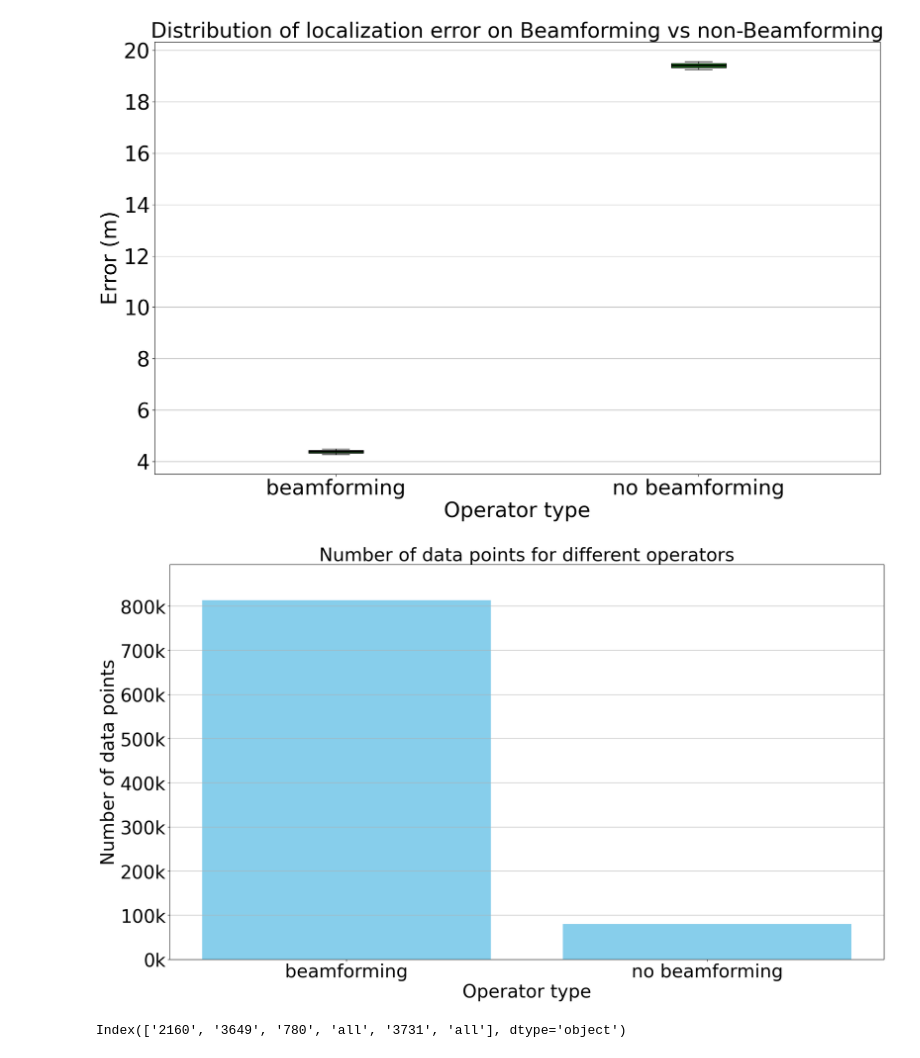
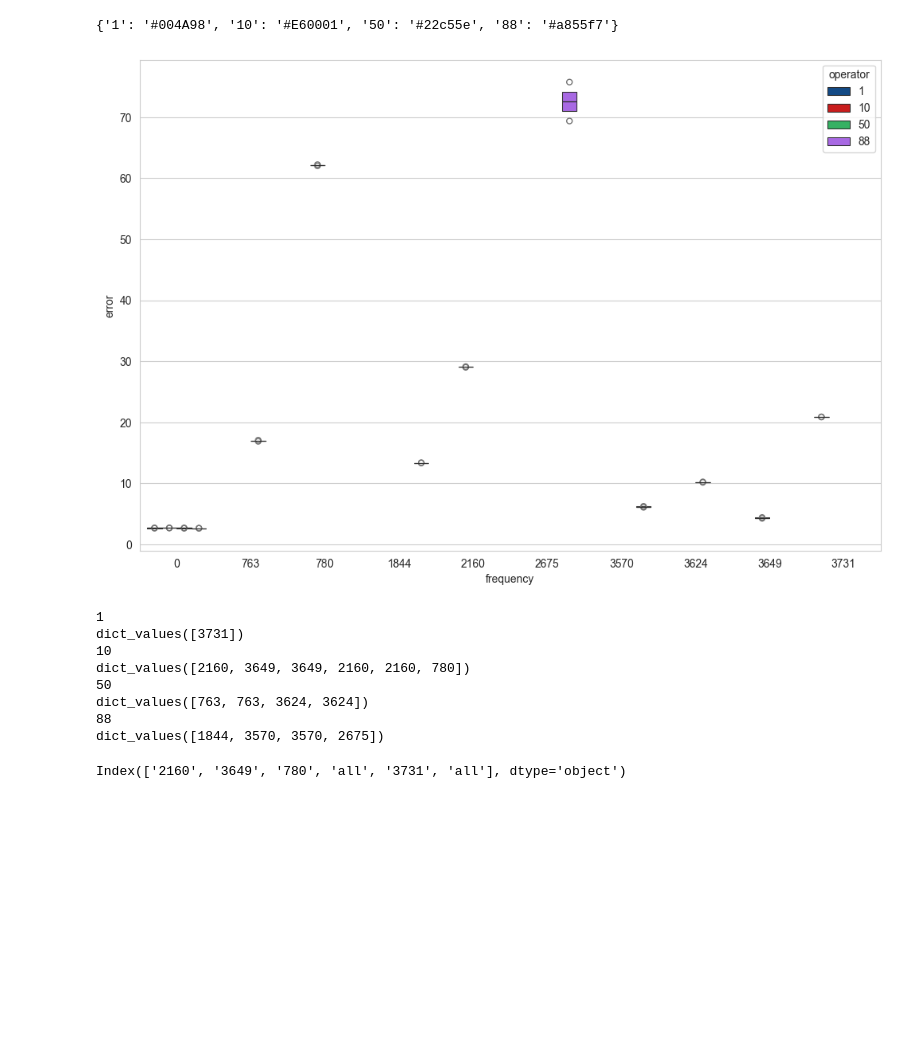
Before and after one commit to Andreas-Espelund/5G_localization, a Jupyter notebook: plotting/plot_frequency.ipynb, the cells around one changed output. Saved outputs shown, nothing was run; the diff lists cells and outputs as text; code cells hidden in the pictures; blank space fills up the shorter version.

Commit message:
operator beamforming expieriment

```diff
--- a/plotting/plot_frequency.ipynb
+++ b/plotting/plot_frequency.ipynb
@@ -6,16 +6,9 @@ import pandas as pd
 
 # Plot the accuracy
 
-dir = '../data/results/experiments/frequency_experiment_12'
+dir = '../data/results/experiments/frequency_experiment_16'
 
-errors_df = pd.read_csv(os.path.join(dir, 'errors.csv')).drop(columns=['Unnamed: 0'])
-entries_df = pd.read_csv(os.path.join(dir, 'entries.csv')).drop(columns=['Unnamed: 0'])
-
-# errors_df_control = pd.read_csv(os.path.join(dir, 'control_errors.csv')).drop(columns=['Unnamed: 0'])
-# entries_df_control = pd.read_csv(os.path.join(dir, 'control_entries.csv')).drop(columns=['Unnamed: 0'])
-
-errors_df_tim = pd.read_csv(os.path.join(dir, 'tim_errors.csv')).drop(columns=['Unnamed: 0'])
-entries_df_tim = pd.read_csv(os.path.join(dir, 'tim_entries.csv')).drop(columns=['Unnamed: 0'])
+data_df = pd.read_csv(os.path.join(dir, 'data.csv')).drop(columns=['Unnamed: 0'])
 
 with open(os.path.join(dir, 'config.json')) as f:
     config = json.load(f)
@@ -66,26 +50,38 @@ def merge_alternate(list1, list2):
 # %%
-errors = pd.DataFrame({'beamforming': errors_df['all'], 'no beamforming': errors_df_tim['all']})
+import matplotlib.pyplot as plt
+import seaborn as sns
+from scripts.utils import *
 
-entries = pd.DataFrame({'beamforming': entries_df['all'], 'no beamforming': entries_df_tim['all']})
+plt.figure(figsize=(12, 8))
 
-from scripts.plotting import make_boxplot, make_barplot
+colors = get_config('color_map.json', 'operatorId')
+print(colors)
+palette = [v for k, v in colors.items()]
 
-make_boxplot(
-    df=errors,
-    x_label='Operator type',
-    y_label='Error (m)',
-    title='Distribution of localization error on Beamforming vs non-Beamforming',
-)
-
-make_barplot(
-    df=entries,
-    x_label='Operator type',
-    y_label='Number of data points',
-    title='Number of data points for different operators',
-)
+sns.boxenplot(x='frequency', y='error', hue='operator', data=data_df, palette=palette)
+plt.show()
 # %% [output]
+{'1': '#004A98', '10': '#E60001', '50': '#22c55e', '88': '#a855f7'}
-[figure, old version]
+[figure, new version]
-[figure, removed]
+# %%
+from scripts.utils import *
+
+config = get_config("frequency_map.json")
+
+config
+
+for k, v in config.items():
+    print(k)
+    print(v.values())
+# %% [output]
+1
+dict_values([3731])
+10
+dict_values([2160, 3649, 3649, 2160, 2160, 780])
+50
+dict_values([763, 763, 3624, 3624])
+88
+dict_values([1844, 3570, 3570, 2675])
 # %%
 
 import matplotlib.patches as mpatches
```
Also changed, not shown: parts of 2 cells of this notebook, 5 other files.
